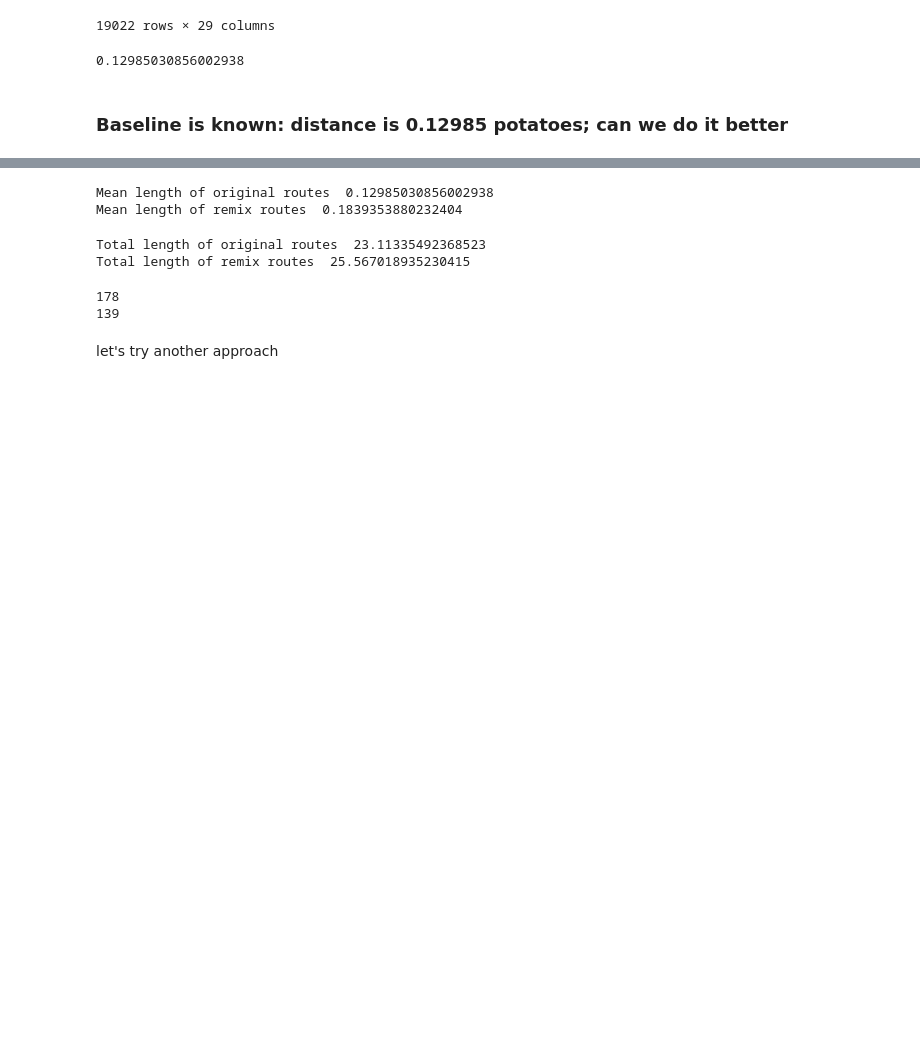
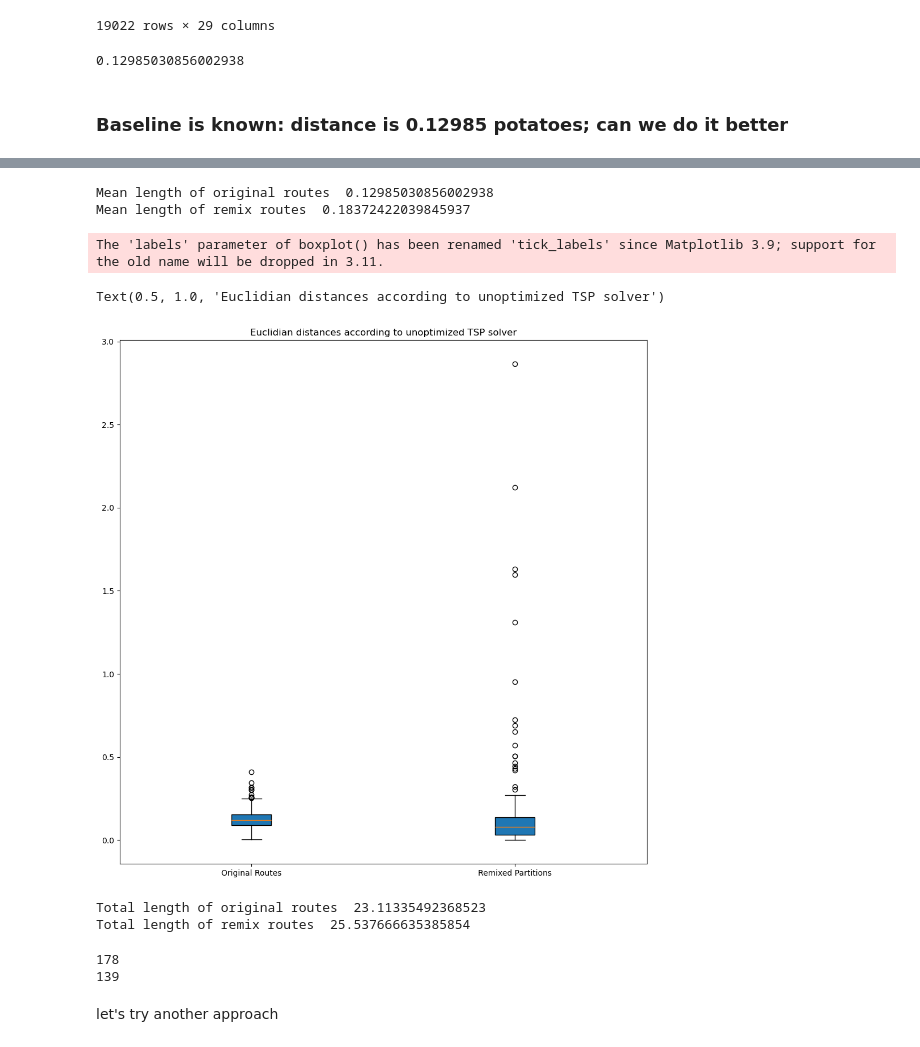
Before and after one commit to Frederic-P/learning-driver-preferences, a Jupyter notebook: notebooks/GIS-based_cluster.ipynb, the cells around one changed output, grey strips where cells are left out. Cells and saved outputs as stored; diff of their text form; code cells hidden in the pictures; blank space fills up the shorter version.

```diff
--- a/notebooks/GIS-based_cluster.ipynb
+++ b/notebooks/GIS-based_cluster.ipynb
@@ -367,12 +319,4 @@ def solve_tsp(points):
 # %%
-# points = [(1, 2), (3, 4), (0, 1), (5, 1), (2, 3), (6, 0), (1, 5), (4, 3)]
-# distance, route = solve_tsp(points)
-
-# print(f"Shortest path distance: {distance:.2f}")
-# print("Route:")
-# for p in route:
-#     print(p)
-
 ##Use your custom fuction to calculate distances on day_df per route as routes are plotted now
 # since we de not have access to the server-algo that calculated the original order of points, we
 # will use our own function so we can compare a metric:
@@ -381,7 +325,7 @@ distances_of_original_routes = {}
 
 for route_id, route_day_df in tqdm(day_df.groupby('route_id')):
     points = list(zip(route_day_df['lat'], route_day_df['long']))
-    distance, route = solve_tsp(points)
+    distance, route = h.solve_tsp(points)
     distances_of_original_routes[route_id] = distance
 # %%
 np.mean(list(distances_of_original_routes.values()))
@@ -420,20 +364,33 @@ distances_of_remix_routes = {}
 
 for route_id, route_day_df in tqdm(day_df.groupby('cluster_id')):
     points = list(zip(route_day_df['lat'], route_day_df['long']))
-    distance, route = solve_tsp(points)
+    distance, route = h.solve_tsp(points)
     distances_of_remix_routes[route_id] = distance
 # %%
 print('Mean length of original routes ', np.mean(list(distances_of_original_routes.values())))
 print('Mean length of remix routes ', np.mean(list(distances_of_remix_routes.values())))
 # %% [output]
 Mean length of original routes  0.12985030856002938
-Mean length of remix routes  0.1839353880232404
+Mean length of remix routes  0.18372422039845937
+# %%
+data = [list(distances_of_original_routes.values()), list(distances_of_remix_routes.values())]
+
+# Create the boxplot
+plt.figure(figsize=(12, 12))
+plt.boxplot(data, labels=['Original Routes', 'Remixed Partitions'], patch_artist=True)
+
+# Add title and labels
+plt.title('Euclidian distances according to unoptimized TSP solver')
+# %% [output]
+The 'labels' parameter of boxplot() has been renamed 'tick_labels' since Matplotlib 3.9; support for the old name will be dropped in 3.11.
+Text(0.5, 1.0, 'Euclidian distances according to unoptimized TSP solver')
+[figure, added]
 # %%
 print('Total length of original routes ', np.sum(list(distances_of_original_routes.values())))
 print('Total length of remix routes ', np.sum(list(distances_of_remix_routes.values())))
 # %% [output]
 Total length of original routes  23.11335492368523
-Total length of remix routes  25.567018935230415
+Total length of remix routes  25.537666635385854
 # %%
 print(len(distances_of_original_routes.keys()))
 print(len(distances_of_remix_routes.keys()))
```
Also changed, not shown: parts of 7 cells of this notebook, 2 other files.
